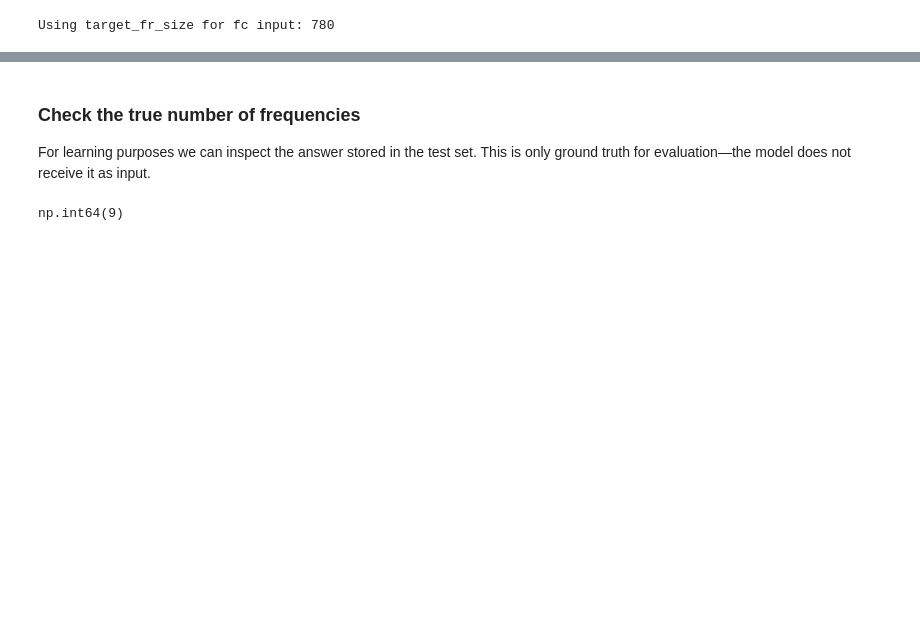
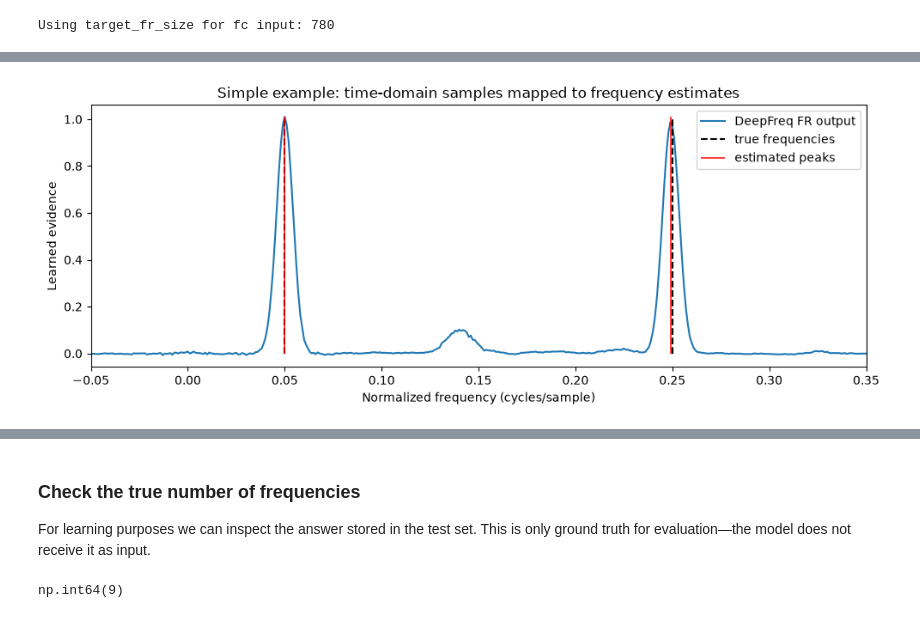
Before and after one commit to enqisg/deepfreq, a Jupyter notebook: executed_example.ipynb, the cells around one changed output, grey strips where cells are left out. Cells and saved outputs as stored; diff of their text form; code cells hidden in the pictures; blank space fills up the shorter version.

```diff
--- a/executed_example.ipynb
+++ b/executed_example.ipynb
@@ -61,0 +142,23 @@ Using target_fr_size for fc input: 780
+# %%
+import torch.nn.functional as F
+
+simple_tensor = torch.from_numpy(simple_input)
+with torch.no_grad():
+    simple_fr_tensor = fr_module(simple_tensor)
+    simple_fr_for_counting = F.interpolate(
+        simple_fr_tensor[:, None, :], size=target_fr_size,
+        mode='linear', align_corners=False
+    )[:, 0, :]
+    simple_count_raw = fc_module(simple_fr_for_counting).item()
+
+simple_count = int(np.clip(np.round(simple_count_raw), 1, 10))
+simple_fr = simple_fr_tensor.numpy()
+simple_estimates = fr.find_freq(simple_fr, np.array([simple_count]), xgrid)[0]
+simple_estimates = simple_estimates[simple_estimates > -1]
+
+print('Input tensor shape:          ', tuple(simple_tensor.shape))
+print('FR output shape:             ', tuple(simple_fr_tensor.shape))
+print('Raw FC output:               ', round(simple_count_raw, 3))
+print('Rounded frequency count:     ', simple_count)
+print('True frequencies:            ', simple_true_freqs)
+print('Estimated peak frequencies:  ', simple_estimates)
@@ -61,0 +176,15 @@ Using target_fr_size for fc input: 780
+# %%
+fig, ax = plt.subplots(figsize=(10, 4))
+ax.plot(xgrid, simple_fr[0], label='DeepFreq FR output')
+ax.vlines(simple_true_freqs, 0, simple_fr[0].max(), colors='black',
+          linestyles='--', label='true frequencies')
+ax.vlines(simple_estimates, 0, simple_fr[0].max(), colors='red',
+          alpha=0.75, label='estimated peaks')
+ax.set_xlim(-0.05, 0.35)
+ax.set_xlabel('Normalized frequency (cycles/sample)')
+ax.set_ylabel('Learned evidence')
+ax.set_title('Simple example: time-domain samples mapped to frequency estimates')
+ax.legend()
+fig.tight_layout()
+# %% [output]
+[figure, added]
```
Also changed, not shown: parts of 12 cells of this notebook.
